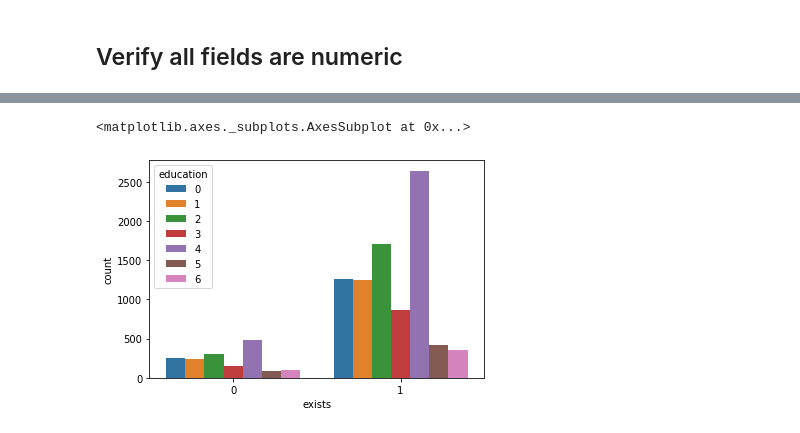
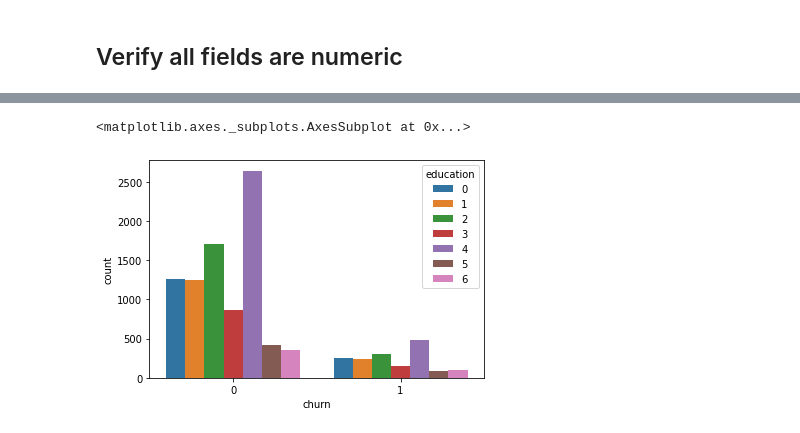
Before and after one commit to drbarak/Project2_EDA, a Jupyter notebook: Project2_EDA.ipynb, the cells around one changed output, grey strips where cells are left out. Cells and saved outputs as stored; diff of their text form; code cells hidden in the pictures.

```diff
--- a/Project2_EDA.ipynb
+++ b/Project2_EDA.ipynb
@@ -143,4 +148,4 @@ Is there a relation between non usage of the card to attrition
 # %%
-df.rename(columns={'attrition_flag': 'exists'}, inplace=True)
+df.rename(columns={'attrition_flag': 'churn'}, inplace=True)
 df.columns
 # %% [output]
@@ -152,6 +157,6 @@ Index(['exists', 'customer_age', 'gender', 'dependent_count',
        'total_trans_ct', 'total_ct_chng_q4_q1', 'avg_utilization_ratio'],
       dtype='object')
 # %%
-df.exists = df['exists'].apply(lambda x: 1 if x == 'Existing Customer' else 0)
-df.exists.value_counts()
+df.churn = df['churn'].apply(lambda x: 0 if x == 'Existing Customer' else 1)
+df.churn.value_counts()
 # %% [output]
@@ -320,5 +330,5 @@ sns.pairplot(data=df, kind='kde', vars=['exists','age'])
 # %%
-sns.countplot('exists',hue='education',data=df)
+sns.countplot('churn',hue='education',data=df)
 # %% [output]
 <matplotlib.axes._subplots.AxesSubplot at 0x...>
-[figure, old version]
+[figure, new version]
```
Also changed, not shown: parts of 75 cells of this notebook.
